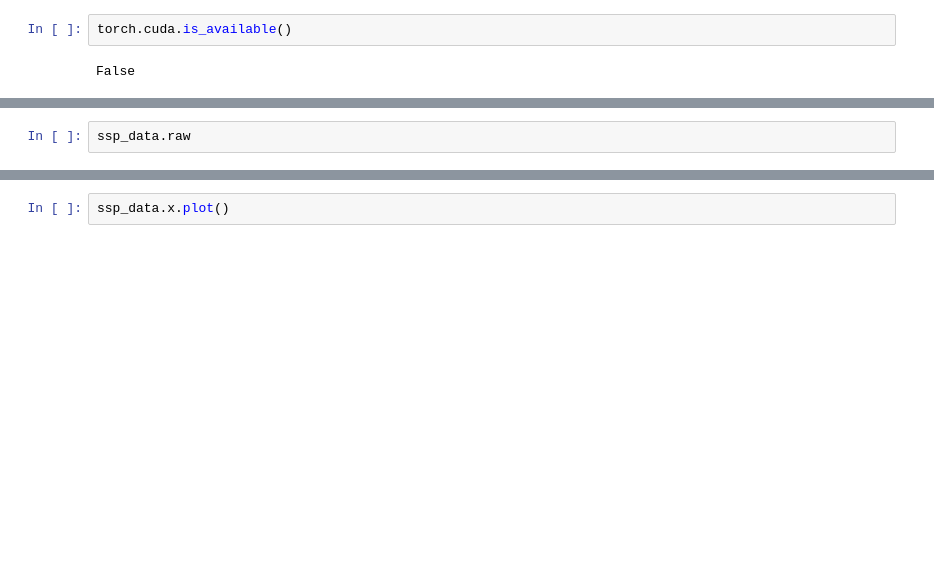
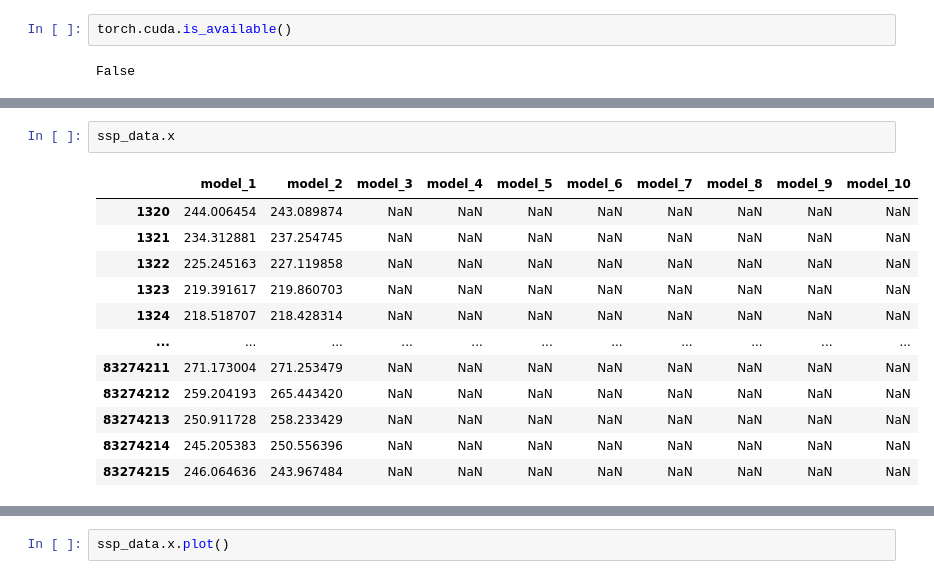
Before and after one commit to opticwiznub/Honours-Thesis, a Jupyter notebook: code/GNN_structure.ipynb, the cells around one changed output, grey strips where cells are left out. Saved outputs shown, nothing was run; the diff lists cells and outputs as text; blank space fills up the shorter version.

```diff
--- a/code/GNN_structure.ipynb
+++ b/code/GNN_structure.ipynb
@@ -86,3 +108,15 @@ Processing data\tas_scenario_245\tas_mon_mod_ssp245_192_005.nc
 # %%
-ssp_data.raw
+ssp_data.x
 # %% [output]
+|  | model_1 | model_2 | model_3 | model_4 | model_5 | model_6 | model_7 | model_8 | model_9 | model_10 |
+| 1320 | 244.006454 | 243.089874 | NaN | NaN | NaN | NaN | NaN | NaN | NaN | NaN |
+| 1321 | 234.312881 | 237.254745 | NaN | NaN | NaN | NaN | NaN | NaN | NaN | NaN |
+| 1322 | 225.245163 | 227.119858 | NaN | NaN | NaN | NaN | NaN | NaN | NaN | NaN |
+| 1323 | 219.391617 | 219.860703 | NaN | NaN | NaN | NaN | NaN | NaN | NaN | NaN |
+| 1324 | 218.518707 | 218.428314 | NaN | NaN | NaN | NaN | NaN | NaN | NaN | NaN |
+| ... | ... | ... | ... | ... | ... | ... | ... | ... | ... | ... |
+| 83274211 | 271.173004 | 271.253479 | NaN | NaN | NaN | NaN | NaN | NaN | NaN | NaN |
+| 83274212 | 259.204193 | 265.443420 | NaN | NaN | NaN | NaN | NaN | NaN | NaN | NaN |
+| 83274213 | 250.911728 | 258.233429 | NaN | NaN | NaN | NaN | NaN | NaN | NaN | NaN |
+| 83274214 | 245.205383 | 250.556396 | NaN | NaN | NaN | NaN | NaN | NaN | NaN | NaN |
+| 83274215 | 246.064636 | 243.967484 | NaN | NaN | NaN | NaN | NaN | NaN | NaN | NaN |
```
Also changed, not shown: parts of 10 cells of this notebook, 6 other files.
